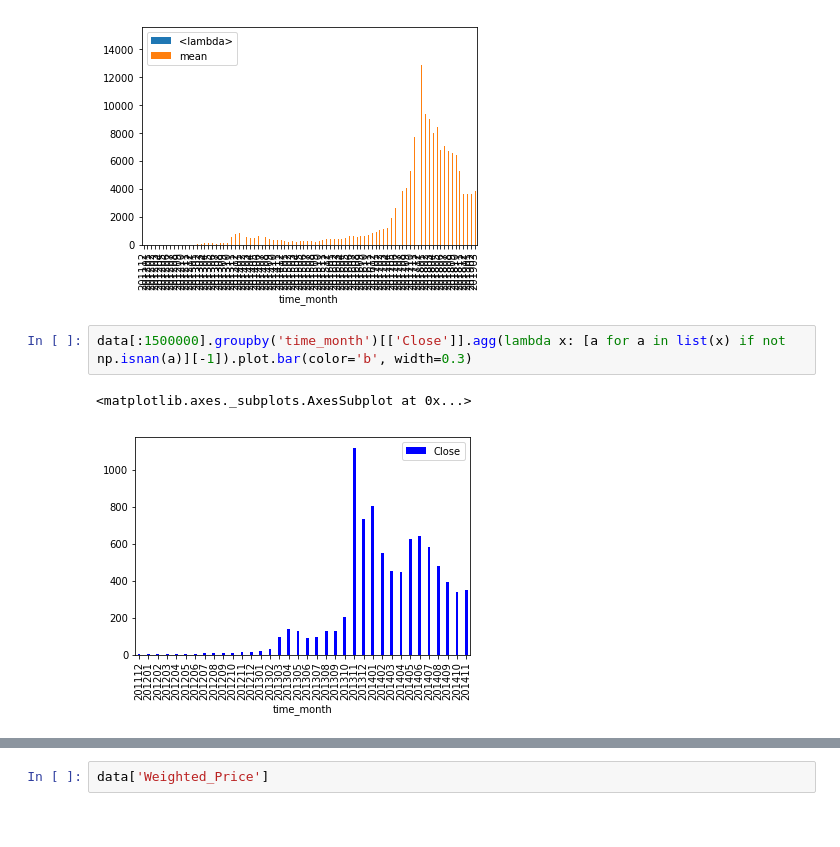
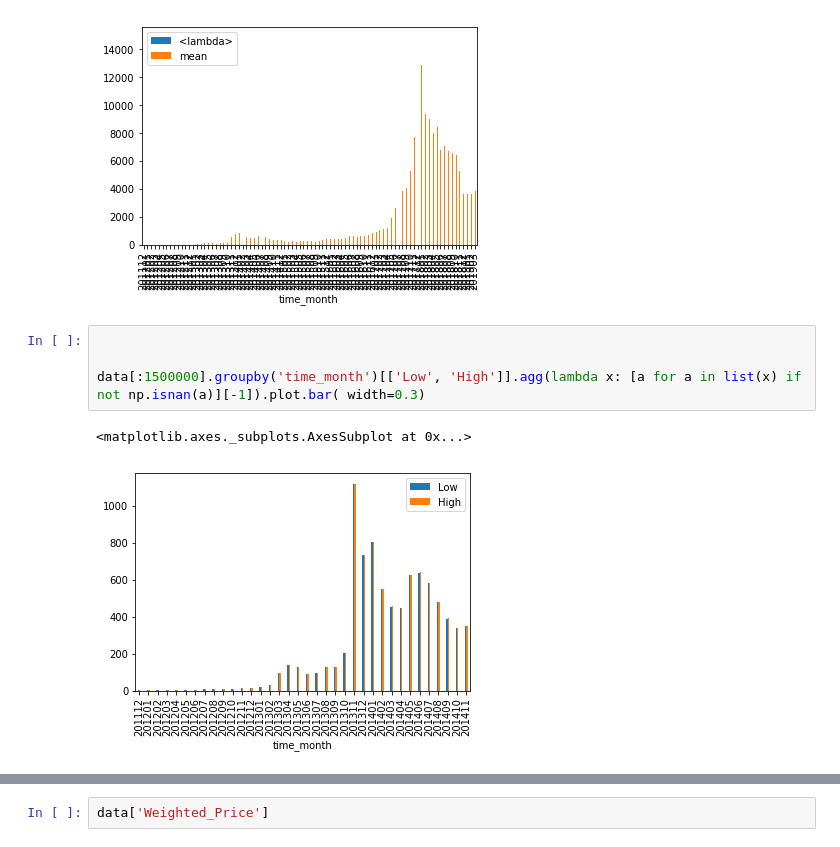
Before and after one commit to yigitmertol/Time_Series_Forecasting, a Jupyter notebook: ARMA_model/ARIMA.ipynb, the cells around one changed output, grey strips where cells are left out. Drawn from its saved outputs; the diff is of its cells as text.

```diff
--- a/ARMA_model/ARIMA.ipynb
+++ b/ARMA_model/ARIMA.ipynb
@@ -43,7 +48,9 @@ data.groupby('time_month')['Weighted_Price'].agg([lambda x: sum(pd.notna(x))/len
 <matplotlib.axes._subplots.AxesSubplot at 0x...>
 [figure]
 # %%
-data[:1500000].groupby('time_month')[['Close']].agg(lambda x: [a for a in list(x) if not np.isnan(a)][-1]).plot.bar(color='b', width=0.3)
+
+
+data[:1500000].groupby('time_month')[['Low', 'High']].agg(lambda x: [a for a in list(x) if not np.isnan(a)][-1]).plot.bar( width=0.3)
 # %% [output]
 <matplotlib.axes._subplots.AxesSubplot at 0x...>
-[figure, old version]
+[figure, new version]
```
Also changed, not shown: parts of 34 cells of this notebook, 2 other files.
